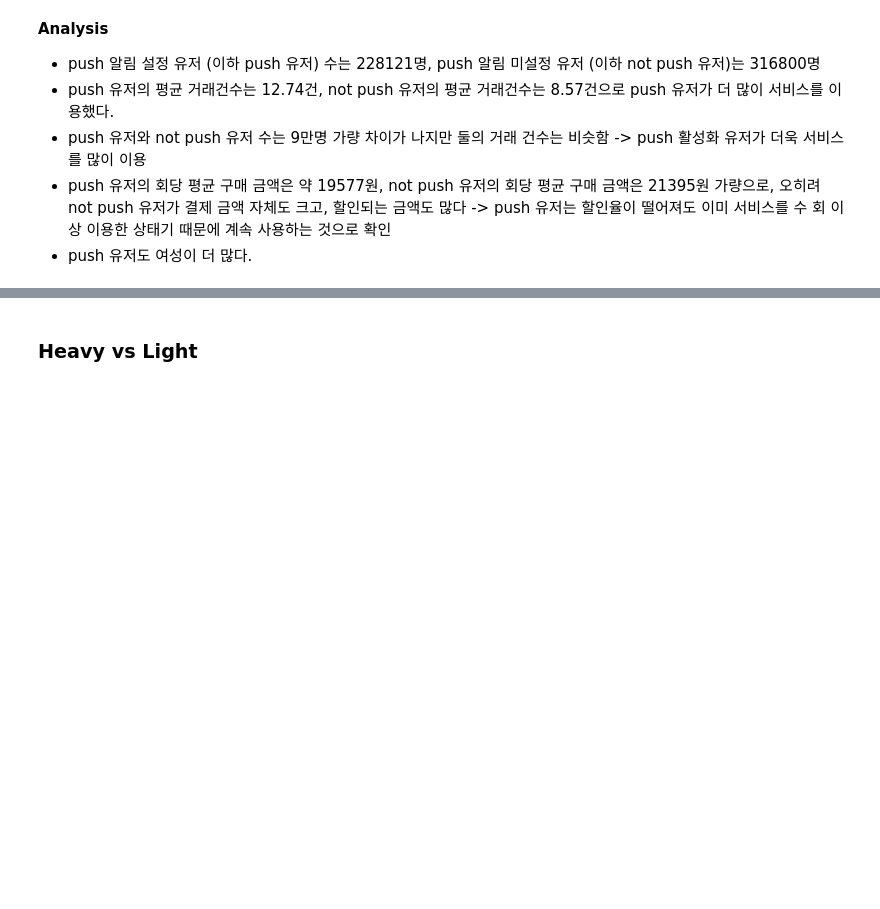
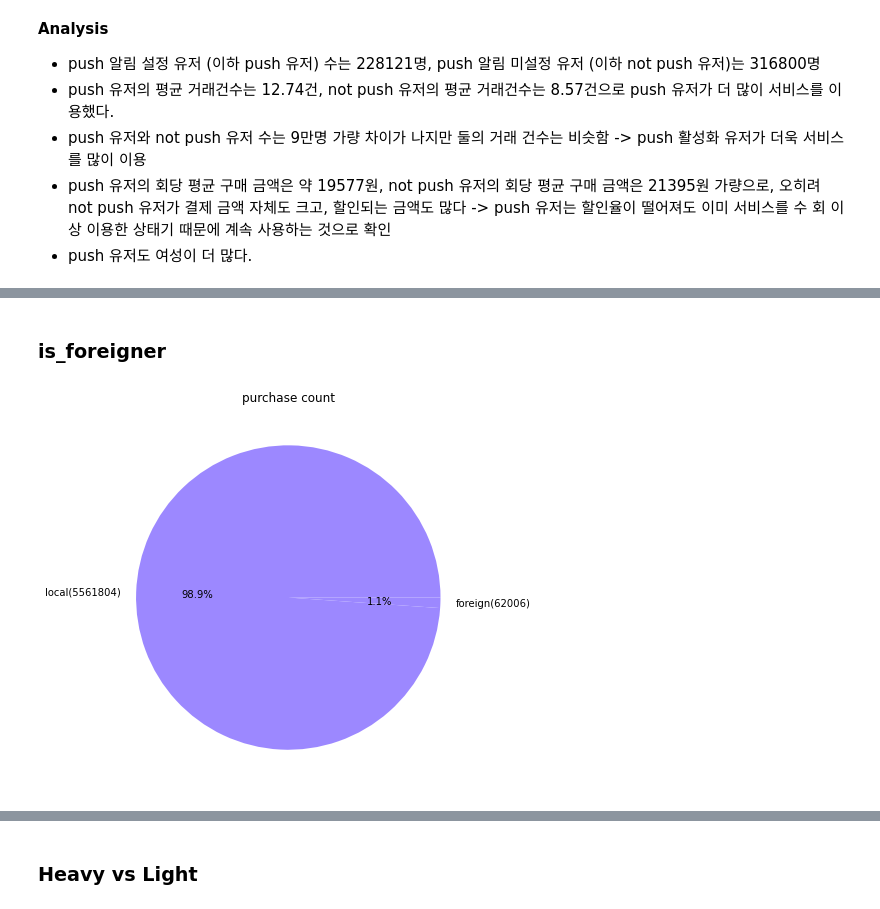
Before and after one commit to LUCI031/chai_analytics, a Jupyter notebook: EDA.ipynb, the cells around one changed output, grey strips where cells are left out. Saved outputs shown, nothing was run; the diff lists cells and outputs as text; code cells hidden in the pictures; blank space fills up the shorter version.

```diff
--- a/EDA.ipynb
+++ b/EDA.ipynb
@@ -362,0 +477,14 @@ Name: customer_id, Length: 316800, dtype: Int64
+# %% [markdown]
+### is_foreigner
+# %%
+# 전반적인 거래량 분포
+a = len(df[df['is_foreigner']==False])
+b = len(df[df['is_foreigner']==True])
+
+plt.figure(figsize=(7,7),facecolor="white")
+plt.title('purchase count')
+labels= ['local'+'('+str(a)+')','foreign'+'('+str(b)+')']
+plt.pie([a,b],labels=labels, autopct='%.1f%%',colors=['#9c88ff','#9c88ff'])
+plt.show()
+# %% [output]
+[figure, added]
```
Also changed, not shown: parts of 15 cells of this notebook, 3 other files.
